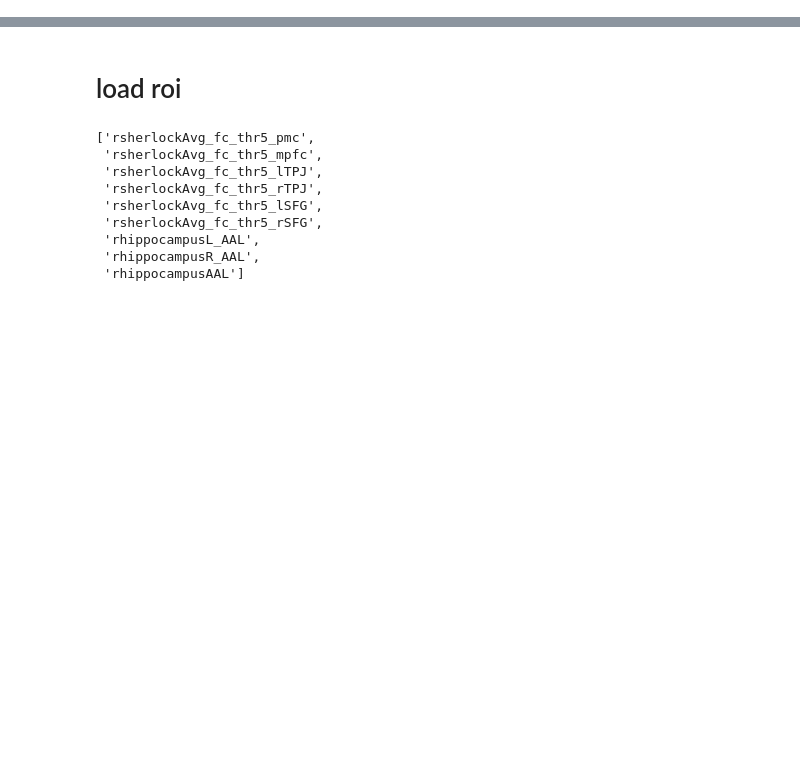
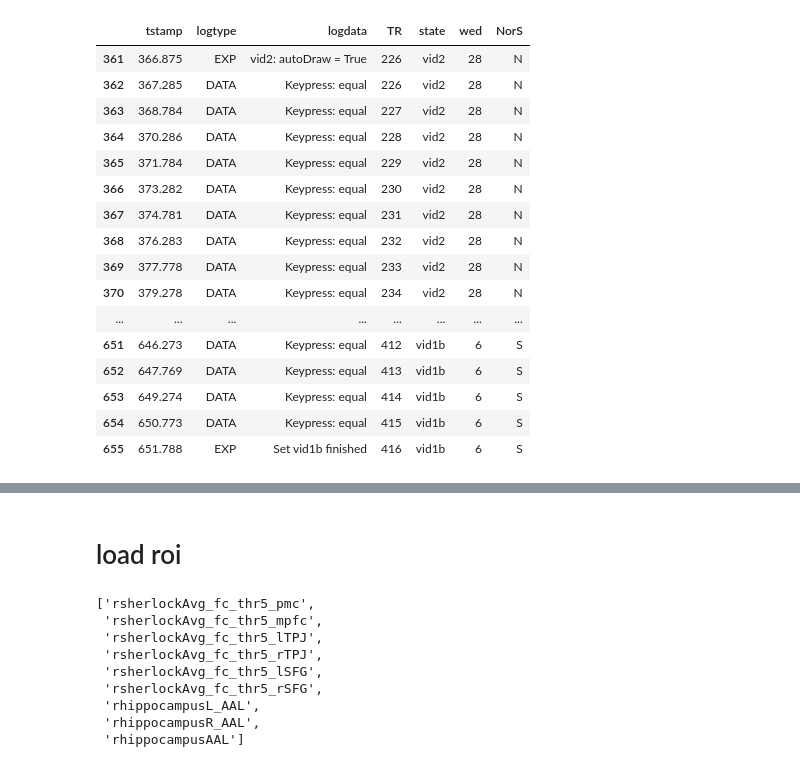
Before and after one commit to andrebeu/cswfmri, a Jupyter notebook: brain_SRM_and_classify.ipynb, the cells around one changed output, grey strips where cells are left out. Cells and saved outputs as stored; diff of their text form; code cells hidden in the pictures; blank space fills up the shorter version.

```diff
--- a/brain_SRM_and_classify.ipynb
+++ b/brain_SRM_and_classify.ipynb
@@ -13,3 +14,5 @@ from scipy.spatial import distance
 from utils import *
 # %%
 from sklearn.linear_model import LogisticRegression
+
+pd.options.display.max_rows = 200
@@ -113,0 +55,19 @@ def include_wed_and_nors_columns(df):
+# %%
+vid_strL = ['vid1a','vid1b','vid2','vid3','vid4','vid5']
+timing_df_row_L = []
+
+for sub_num in SUB_NS[:3]:
+  ## read dataframe
+  df = read_logfile(sub_num)
+  df = reindex_and_TR_column(df)
+  for vid_str in vid_strL:
+    print(sub_num,vid_str)
+    ## extract onset TR for wedding string
+    TR_vals = df[df.logdata == '%s: autoDraw = True'%vid_str].TR.values
+    timing_df_row = pd.DataFrame.from_dict({
+      'sub_num':np.repeat(sub_num,10),
+      'vid_str':np.repeat(vid_str,10),
+      'wedding_num':np.arange(1,11),
+      'onset_TR':TR_vals
+    })
+    timing_df_row_L.append(timing_df_row)
@@ -131,3 +314,24 @@ def load_logdf(sub_num):
 # %%
 sub_num = 33
 logdf = load_logdf(sub_num)
+# %%
+pd.options.display.max_rows = 200
+logdf.iloc[100:250]
+# %% [output]
+|  | tstamp | logtype | logdata | TR | state | wed | NorS |
+| 361 | 366.875 | EXP | vid2: autoDraw = True | 226 | vid2 | 28 | N |
+| 362 | 367.285 | DATA | Keypress: equal | 226 | vid2 | 28 | N |
+| 363 | 368.784 | DATA | Keypress: equal | 227 | vid2 | 28 | N |
+| 364 | 370.286 | DATA | Keypress: equal | 228 | vid2 | 28 | N |
+| 365 | 371.784 | DATA | Keypress: equal | 229 | vid2 | 28 | N |
+| 366 | 373.282 | DATA | Keypress: equal | 230 | vid2 | 28 | N |
+| 367 | 374.781 | DATA | Keypress: equal | 231 | vid2 | 28 | N |
+| 368 | 376.283 | DATA | Keypress: equal | 232 | vid2 | 28 | N |
+| 369 | 377.778 | DATA | Keypress: equal | 233 | vid2 | 28 | N |
+| 370 | 379.278 | DATA | Keypress: equal | 234 | vid2 | 28 | N |
+| ... | ... | ... | ... | ... | ... | ... | ... |
+| 651 | 646.273 | DATA | Keypress: equal | 412 | vid1b | 6 | S |
+| 652 | 647.769 | DATA | Keypress: equal | 413 | vid1b | 6 | S |
+| 653 | 649.274 | DATA | Keypress: equal | 414 | vid1b | 6 | S |
+| 654 | 650.773 | DATA | Keypress: equal | 415 | vid1b | 6 | S |
+| 655 | 651.788 | EXP | Set vid1b finished | 416 | vid1b | 6 | S |
```
Also changed, not shown: parts of 20 cells of this notebook, 1 other file.
